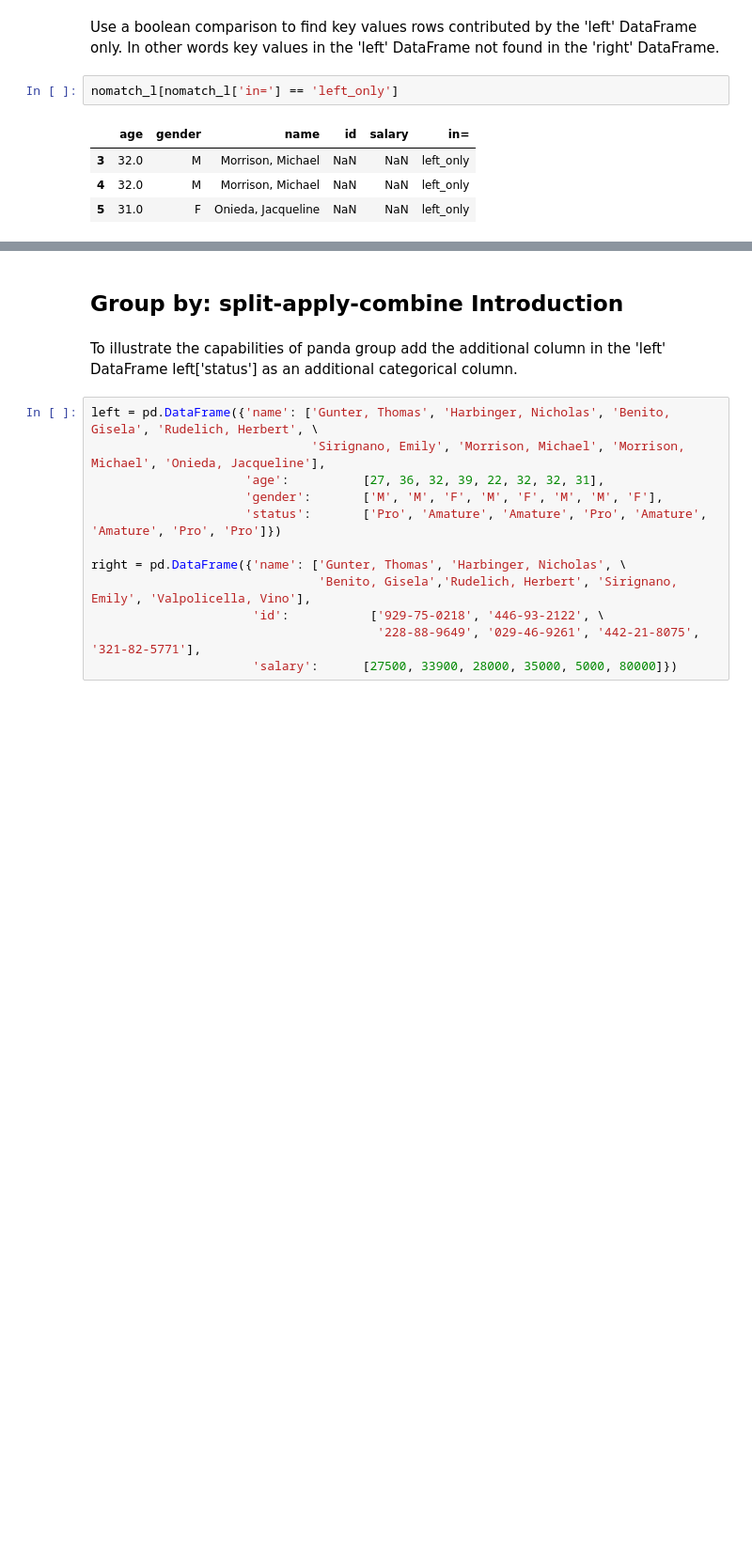
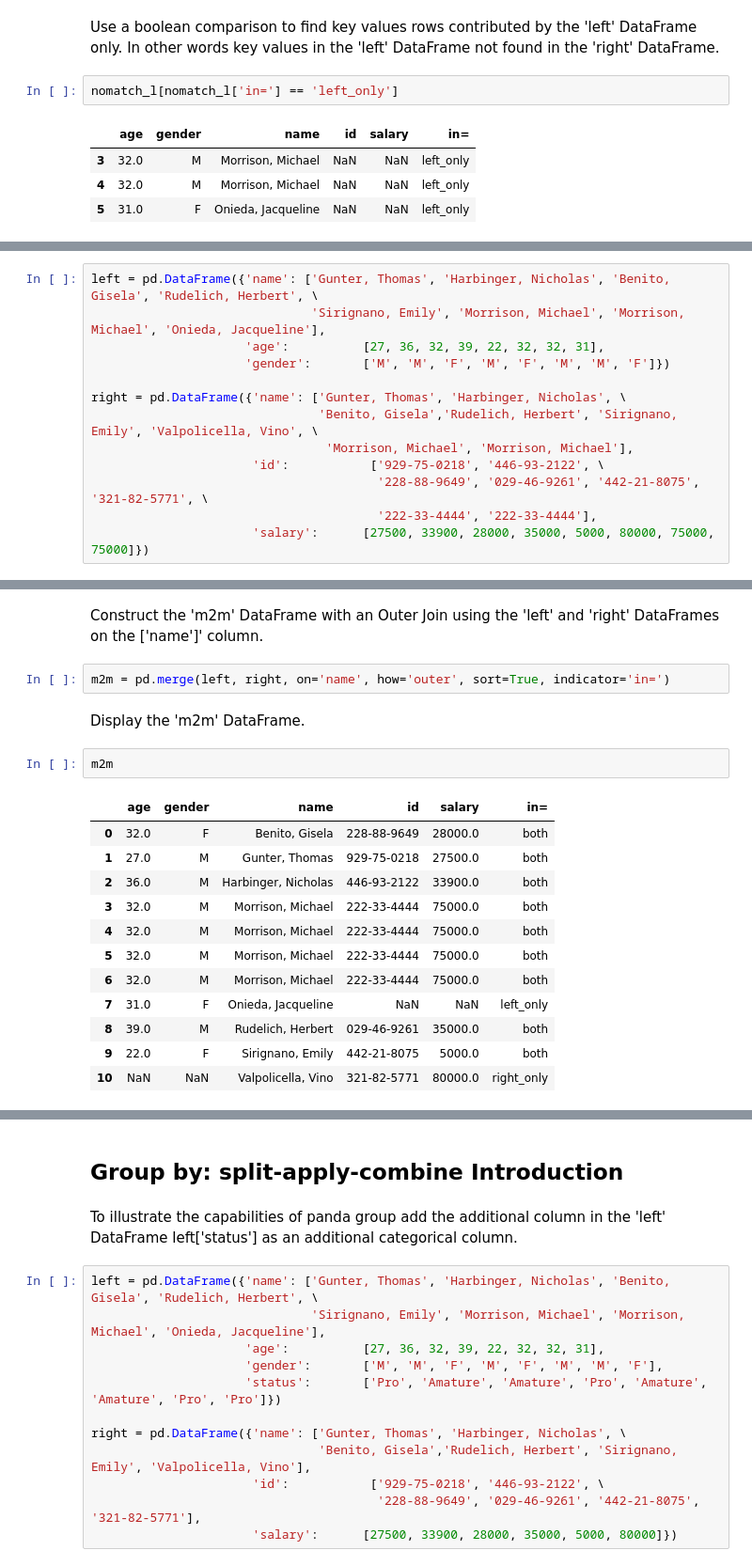
Before and after one commit to RandyBetancourt/PythonForSASUsers, a Jupyter notebook: Chapter 07 -- Pandas, Part 2.ipynb, the cells around one changed output, grey strips where cells are left out. Shown at 94% size. Drawn from its saved outputs; the diff is of its cells as text; blank space fills up the shorter version.

```diff
--- a/Chapter 07 -- Pandas, Part 2.ipynb
+++ b/Chapter 07 -- Pandas, Part 2.ipynb
@@ -569,0 +576,13 @@ nomatch_l[nomatch_l['in='] == 'left_only']
+# %%
+left = pd.DataFrame({'name': ['Gunter, Thomas', 'Harbinger, Nicholas', 'Benito, Gisela', 'Rudelich, Herbert', \
+                              'Sirignano, Emily', 'Morrison, Michael', 'Morrison, Michael', 'Onieda, Jacqueline'],
+                     'age':          [27, 36, 32, 39, 22, 32, 32, 31],
+                     'gender':       ['M', 'M', 'F', 'M', 'F', 'M', 'M', 'F']})
+
+right = pd.DataFrame({'name': ['Gunter, Thomas', 'Harbinger, Nicholas', \
+                               'Benito, Gisela','Rudelich, Herbert', 'Sirignano, Emily', 'Valpolicella, Vino', \
+                                'Morrison, Michael', 'Morrison, Michael'],
+                      'id':           ['929-75-0218', '446-93-2122', \
+                                       '228-88-9649', '029-46-9261', '442-21-8075', '321-82-5771', \
+                                       '222-33-4444', '222-33-4444'],
+                      'salary':      [27500, 33900, 28000, 35000, 5000, 80000, 75000, 75000]})
@@ -569,0 +612,21 @@ nomatch_l[nomatch_l['in='] == 'left_only']
+# %% [markdown]
+Construct the 'm2m' DataFrame with an Outer Join using the 'left' and 'right' DataFrames on the ['name']' column.
+# %%
+m2m = pd.merge(left, right, on='name', how='outer', sort=True, indicator='in=')
+# %% [markdown]
+Display the 'm2m' DataFrame.
+# %%
+m2m
+# %% [output]
+|  | age | gender | name | id | salary | in= |
+| 0 | 32.0 | F | Benito, Gisela | 228-88-9649 | 28000.0 | both |
+| 1 | 27.0 | M | Gunter, Thomas | 929-75-0218 | 27500.0 | both |
+| 2 | 36.0 | M | Harbinger, Nicholas | 446-93-2122 | 33900.0 | both |
+| 3 | 32.0 | M | Morrison, Michael | 222-33-4444 | 75000.0 | both |
+| 4 | 32.0 | M | Morrison, Michael | 222-33-4444 | 75000.0 | both |
+| 5 | 32.0 | M | Morrison, Michael | 222-33-4444 | 75000.0 | both |
+| 6 | 32.0 | M | Morrison, Michael | 222-33-4444 | 75000.0 | both |
+| 7 | 31.0 | F | Onieda, Jacqueline | NaN | NaN | left_only |
+| 8 | 39.0 | M | Rudelich, Herbert | 029-46-9261 | 35000.0 | both |
+| 9 | 22.0 | F | Sirignano, Emily | 442-21-8075 | 5000.0 | both |
+| 10 | NaN | NaN | Valpolicella, Vino | 321-82-5771 | 80000.0 | right_only |
```
Also changed, not shown: parts of 28 cells of this notebook.
